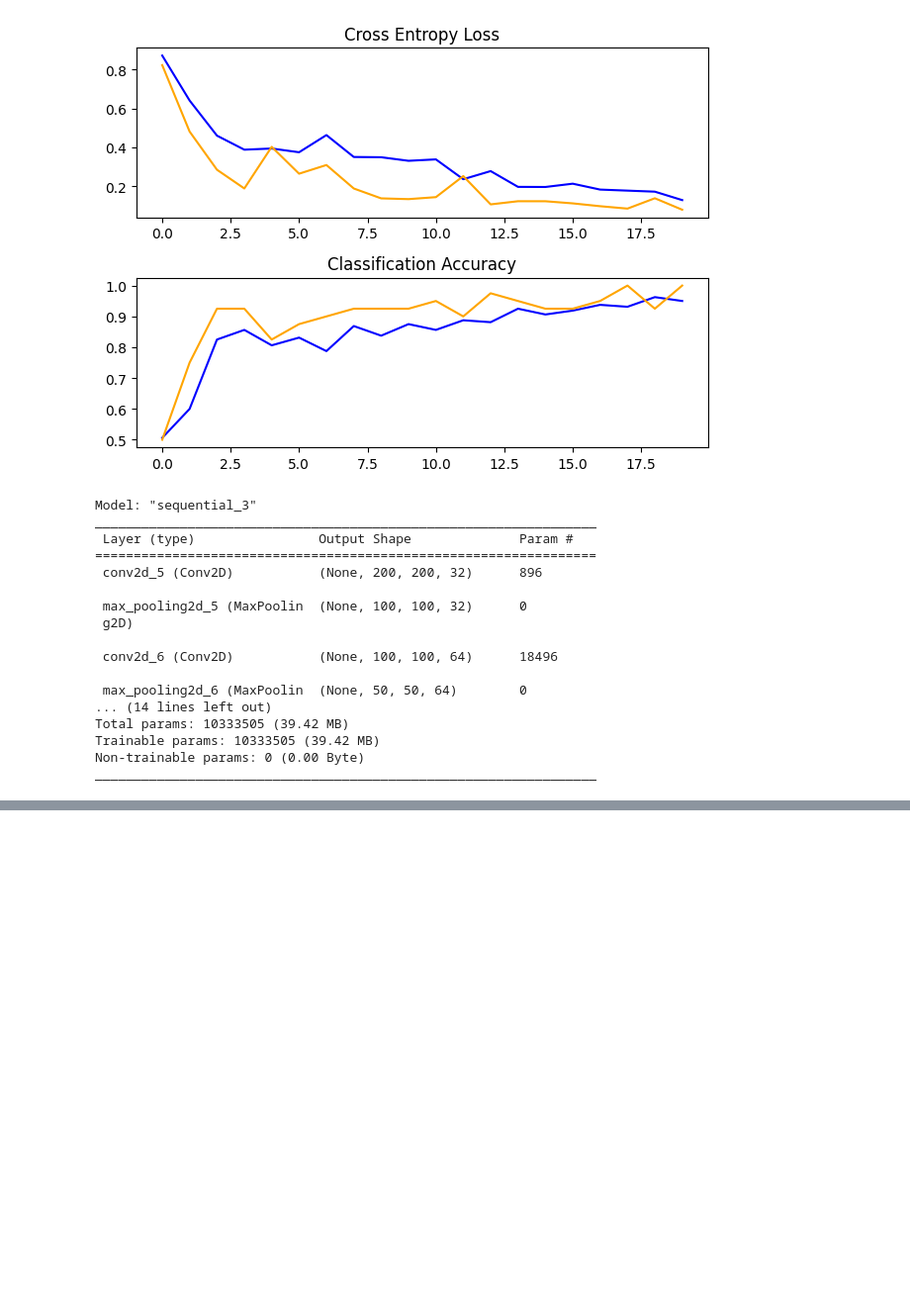
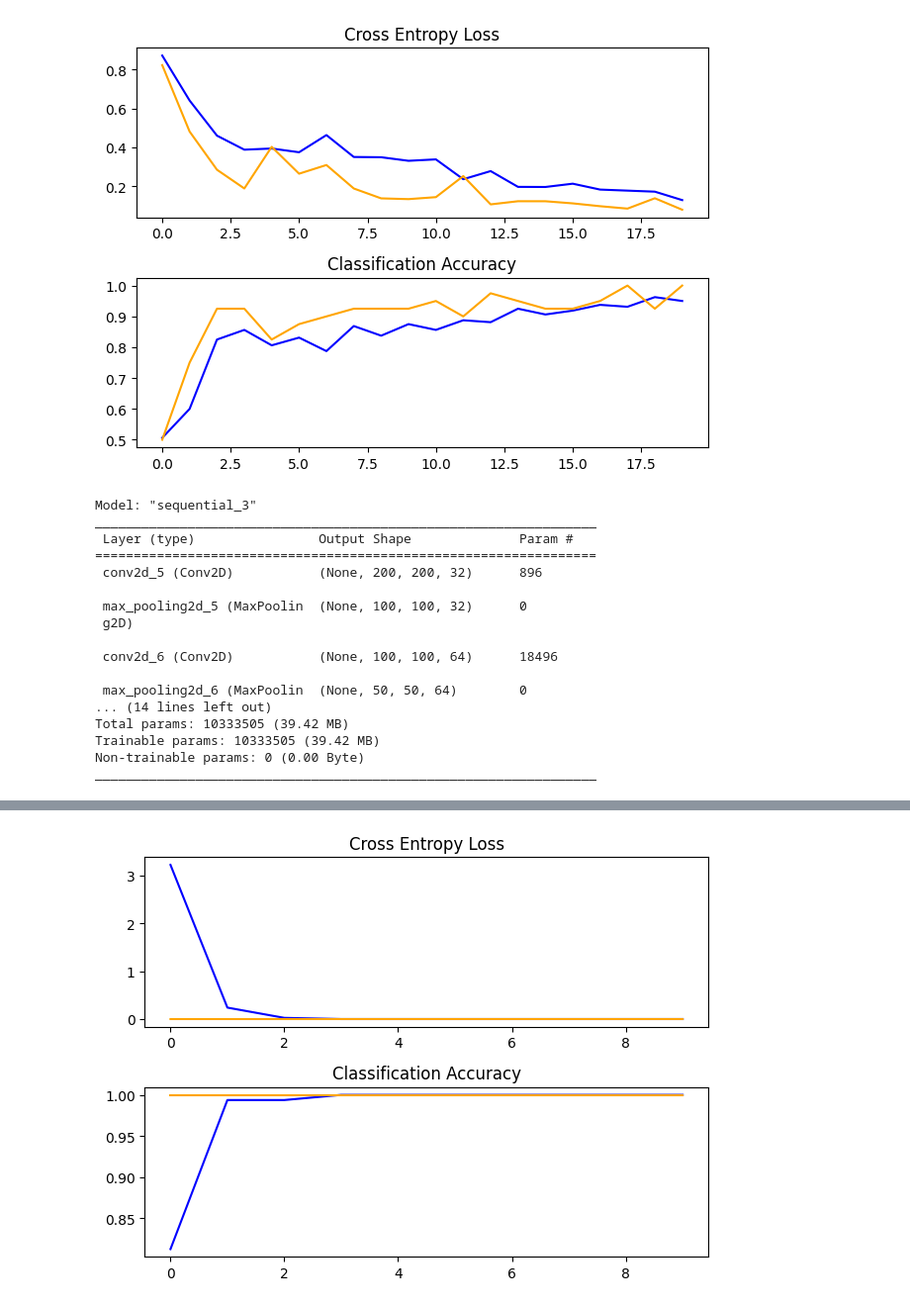
Before and after one commit to shreyamali01/a4, a Jupyter notebook: main.ipynb, the cells around one changed output, grey strips where cells are left out. Shown at 99% size. Saved outputs shown, nothing was run; the diff lists cells and outputs as text; code cells hidden in the pictures; blank space fills up the shorter version.

```diff
--- a/main.ipynb
+++ b/main.ipynb
@@ -573,0 +699,80 @@ number_of_model_parameters.append(10333505)
+# %%
+from keras.applications.vgg16 import VGG16
+from keras.models import Model
+
+# define cnn model
+def define_model():
+	# load model
+	model = VGG16(include_top=False, input_shape=(224, 224, 3))
+	# mark other layers as untrainable
+	for layer in model.layers:
+		layer.trainable = False
+	# add new classifier layers
+	flat1 = Flatten()(model.layers[-1].output)
+	class1 = Dense(128, activation='relu', kernel_initializer='he_uniform')(flat1)
+	output = Dense(1, activation='sigmoid')(class1)
+	# define new model
+	model = Model(inputs=model.inputs, outputs=output)
+	# compile model
+	opt = SGD(learning_rate=0.0001, momentum=0.9)
+	model.compile(optimizer=opt, loss='binary_crossentropy', metrics=['accuracy'])
+	return model
+
+# plot diagnostic learning curves
+def summarize_diagnostics(history):
+	# plot loss
+	pyplot.subplot(211)
+	pyplot.title('Cross Entropy Loss')
+	pyplot.plot(history.history['loss'], color='blue', label='train')
+	pyplot.plot(history.history['val_loss'], color='orange', label='test')
+	# plot accuracy
+	pyplot.subplot(212)
+	pyplot.title('Classification Accuracy')
+	pyplot.plot(history.history['accuracy'], color='blue', label='train')
+	pyplot.plot(history.history['val_accuracy'], color='orange', label='test')
+	#displaying the plots
+	pyplot.tight_layout()
+	pyplot.show()
+    # # save plot to file
+	# filename = sys.argv[0].split('/')[-1]
+	# pyplot.savefig(filename + '_plot.png')
+	# pyplot.close()
+
+# run the test harness for evaluating a model
+def run_test_harness():
+	# define model
+	model = define_model()
+	# create data generator
+	datagen = ImageDataGenerator(featurewise_center=True)
+	# specify imagenet mean values for centering
+	datagen.mean = [123.68, 116.779, 103.939]
+	# prepare iterator
+	train_it = datagen.flow_from_directory('dataset_monkey_vs_squirrel/train/',
+		class_mode='binary', batch_size=64, target_size=(224, 224))
+	test_it = datagen.flow_from_directory('dataset_monkey_vs_squirrel/test/',
+		class_mode='binary', batch_size=64, target_size=(224, 224))
+	# fit model
+	start_time = time.time()
+	history = model.fit(train_it, steps_per_epoch=len(train_it),
+		validation_data=test_it, validation_steps=len(test_it), epochs=10, verbose=1)
+	end_time = time.time()
+	train_time = end_time - start_time
+	training_time.append(train_time)
+	print(f"Training Time > {train_time:.2f} seconds")
+	final_training_loss = history.history['loss'][-1]
+	training_loss.append(final_training_loss)
+	print(f"Final Training Loss > {final_training_loss:.4f}")
+	# evaluate model
+	_, acc_train = model.evaluate(train_it, steps=len(train_it), verbose=0)
+	training_accuracy.append(acc_train)
+	print('Training Accuracy > %.3f' % (acc_train * 100.0))
+	_, acc = model.evaluate(test_it, steps=len(test_it), verbose=0)
+	testing_accuracy.append(acc)
+	print('Testing Accuracy > %.3f' % (acc * 100.0))
+	# learning curves
+	summarize_diagnostics(history)
+	model.summary()
+
+# entry point, run the test harness
+run_test_harness()
+# %% [output]
@@ -573,0 +796 @@ number_of_model_parameters.append(10333505)
+[figure, added]
```
Also changed, not shown: parts of 10 cells of this notebook.
